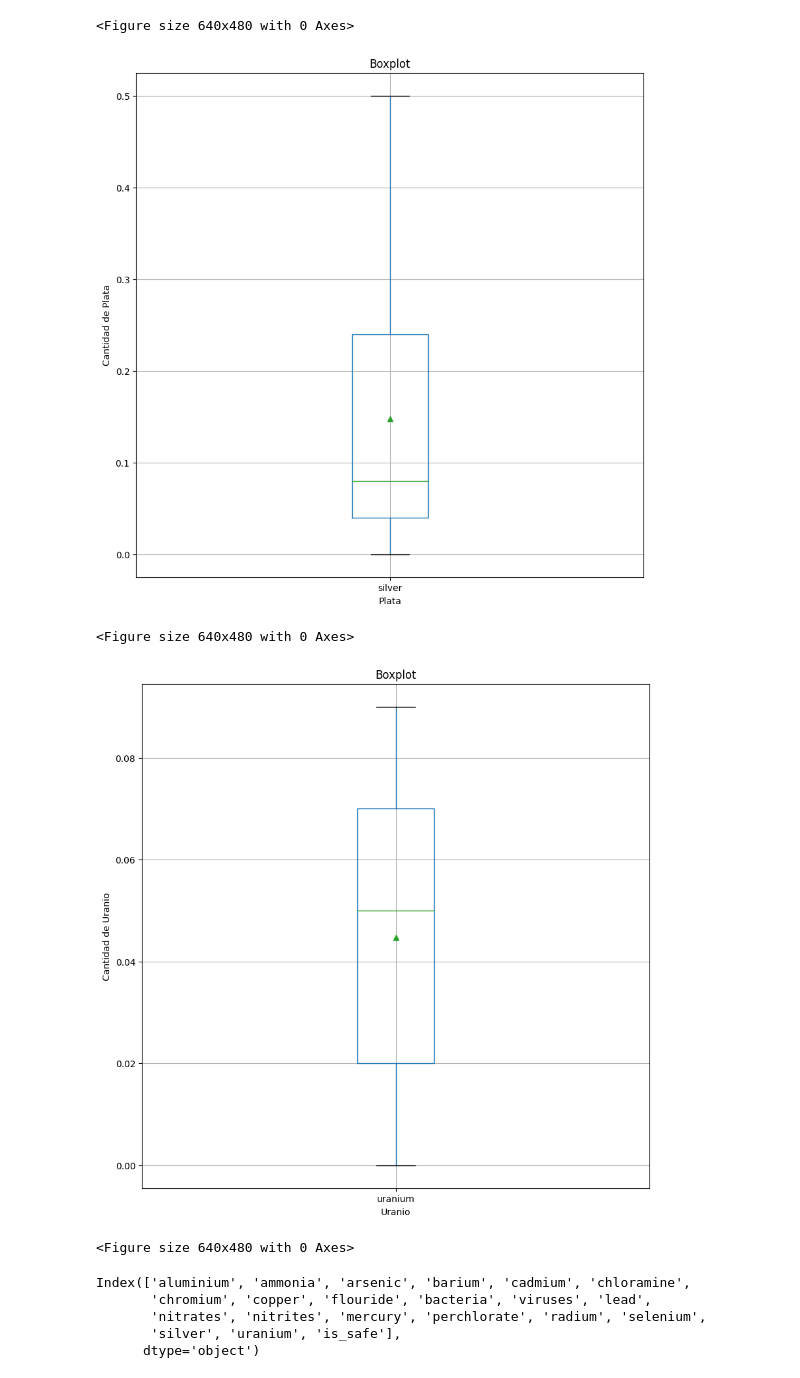
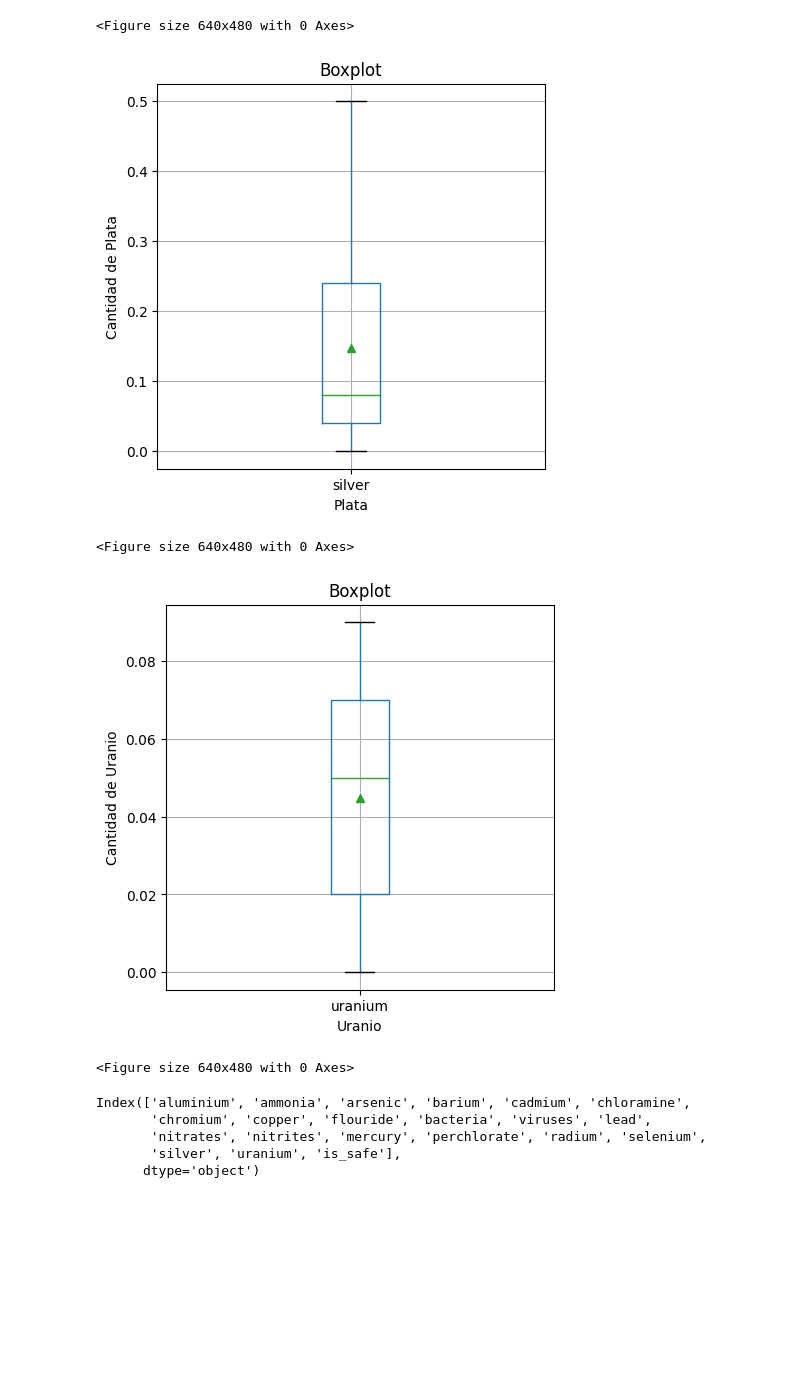
Before and after one commit to Altobert/laboratorioTIC-1, a Jupyter notebook: Copia_de_Laboratorio1_Asm_Alondra.ipynb, the cells around one changed output. Cells and saved outputs as stored; diff of their text form; code cells hidden in the pictures; blank space fills up the shorter version.

```diff
--- a/Copia_de_Laboratorio1_Asm_Alondra.ipynb
+++ b/Copia_de_Laboratorio1_Asm_Alondra.ipynb
@@ -348,7 +370,7 @@ plt.savefig('boxplot.png')
 [figure]
 <Figure size 640x480 with 0 Axes>
 # %%
-df.boxplot(column='silver', figsize=(10,10), showmeans = True)
+df.boxplot(column='silver', figsize=(5,5), showmeans = True)
 #plt.yscale('log')
 plt.ylabel("Cantidad de Plata")
 plt.xlabel("Plata")
@@ -356,18 +378,18 @@ plt.title("Boxplot")
 plt.show()
 plt.savefig('boxplot.png')
 # %% [output]
-[figure, old version]
+[figure, new version]
 <Figure size 640x480 with 0 Axes>
 # %%
-df.boxplot(column='uranium', figsize=(10,10), showmeans = True)
+df.boxplot(column='uranium', figsize=(5,5), showmeans = True)
 #plt.yscale('log')
 plt.ylabel("Cantidad de Uranio")
 plt.xlabel("Uranio")
 plt.title("Boxplot")
 plt.show()
 plt.savefig('boxplot.png')
 # %% [output]
-[figure, old version]
+[figure, new version]
 <Figure size 640x480 with 0 Axes>
 # %%
 df.columns
```
Also changed, not shown: parts of 54 cells of this notebook.
